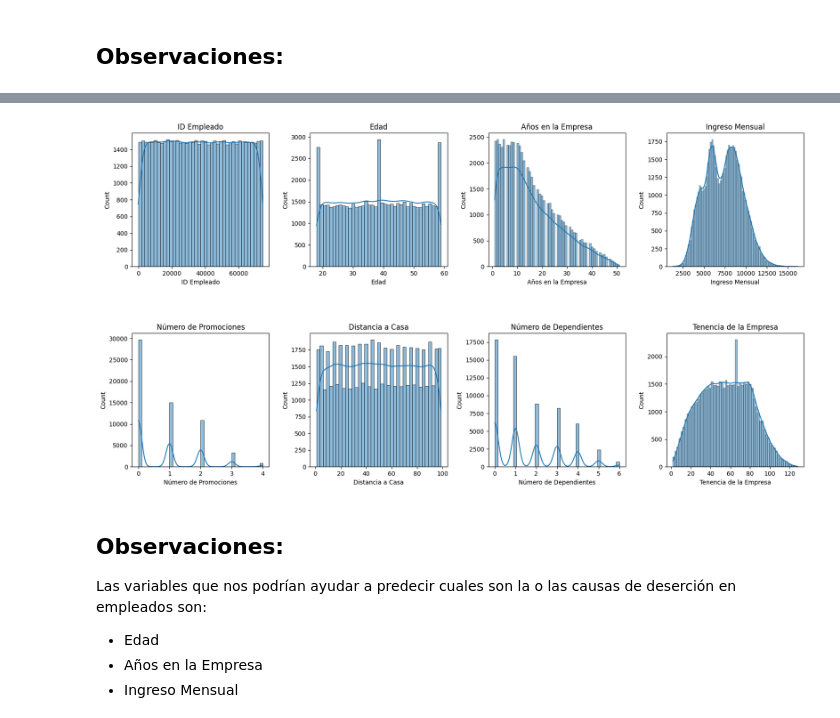
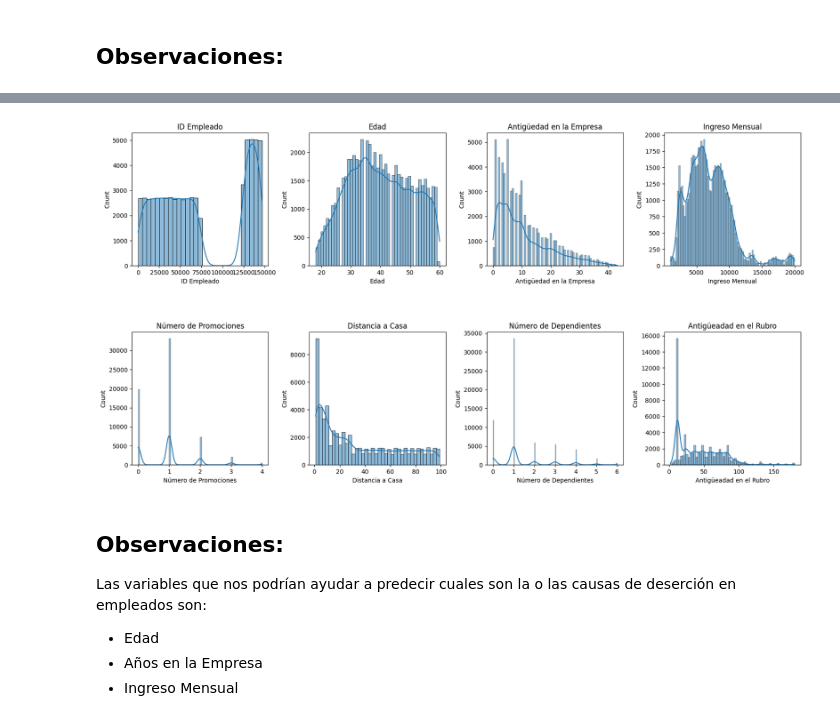
Before and after one commit to equipoPI/EDADesersionEmpleados, a Jupyter notebook: EDA desercion.ipynb, the cells around one changed output, grey strips where cells are left out. Drawn from its saved outputs; the diff is of its cells as text; code cells hidden in the pictures.

```diff
--- a/EDA desercion.ipynb
+++ b/EDA desercion.ipynb
@@ -159,0 +279,10 @@ Debido a la eliminación del 33,8% del Dataset original, se presento la idea de
+# %%
+df2['ID Empleado'] = df2['ID Empleado'].astype(int)
+df2['Edad'] = df2['Edad'].astype(int)
+df2['Antigüedad en la Empresa'] = df2['Antigüedad en la Empresa'].astype(int)
+df2['Ingreso Mensual'] = df2['Ingreso Mensual'].astype(int)
+df2['Número de Promociones'] = df2['Número de Promociones'].astype(int)
+df2['Distancia a Casa'] = df2['Distancia a Casa'].astype(int)
+df2['Número de Dependientes'] = df2['Número de Dependientes'].astype(int)
+df2['Antigüeadad en el Rubro'] = df2['Antigüeadad en el Rubro'].astype(int)
+df2.info()
@@ -159,0 +307,3 @@ Debido a la eliminación del 33,8% del Dataset original, se presento la idea de
+# %%
+dfconcatenado = pd.concat([df, df2], axis=0, ignore_index=True)
+dfconcatenado.info()
@@ -176,7 +347,7 @@ Left      28338
 Name: count, dtype: int64
 # %%
 diccionario = {'Left' : 1 , 'Stayed' : 0}
-binario = df['Deserción'].map(diccionario)
+binario = dfconcatenado['Deserción'].map(diccionario)
 
 desercion_counts = binario.value_counts(normalize=True) * 100
 desercion_porcentajes = desercion_counts.sort_index()
@@ -210,10 +381,10 @@ col_cat = ['Género', 'Rol de Trabajo', 'Balance Trabajo-Vida', 'Satisfacción d
            'Reconocimiento a Empleado']
 
 fig, ax = plt.subplots(nrows=len(col_cat), ncols=1, figsize=(10,45))
-fig.subplots_adjust(hspace=1.5)
+fig.subplots_adjust(hspace=2)
 
 for i, col in enumerate(col_cat):
-    sns.countplot(x=col, data=df, ax=ax[i])
+    sns.countplot(x=col, data=dfconcatenado, ax=ax[i])
     ax[i].set_title(col)
     ax[i].set_xticklabels(ax[i].get_xticklabels(),rotation=30, ha='right')
 # %% [output]
@@ -235,17 +406,17 @@ df.describe()
 # %%
 # Realizamos histogramas para el analisis y entendimiento de las variables numéricas con las que contamos.
 
-col_num = ['ID Empleado', 'Edad', 'Años en la Empresa', 'Ingreso Mensual', 'Número de Promociones', 'Distancia a Casa', 'Número de Dependientes', 'Tenencia de la Empresa']
+col_num = ['ID Empleado', 'Edad', 'Antigüedad en la Empresa', 'Ingreso Mensual', 'Número de Promociones', 'Distancia a Casa', 'Número de Dependientes', 'Antigüeadad en el Rubro']
 
 fig, ax = plt.subplots(nrows=2, ncols=4, figsize=(20,10))
 fig.subplots_adjust(hspace=0.5, wspace=0.3)
 
 for i, col in enumerate(col_num):
-    sns.histplot(x=col, data=df, ax=ax[i // 4, i % 4], kde = True)
+    sns.histplot(x=col, data=dfconcatenado, ax=ax[i // 4, i % 4], kde = True)
     ax[i // 4, i % 4].set_title(col)
     ax[i // 4, i % 4].set_xlabel(col)
 # %% [output]
-[figure, old version]
+[figure, new version]
 # %% [markdown]
 ## Observaciones:
 Las variables que nos podrían ayudar a predecir cuales son la o las causas de deserción en empleados son:
```
Also changed, not shown: parts of 20 cells of this notebook.
